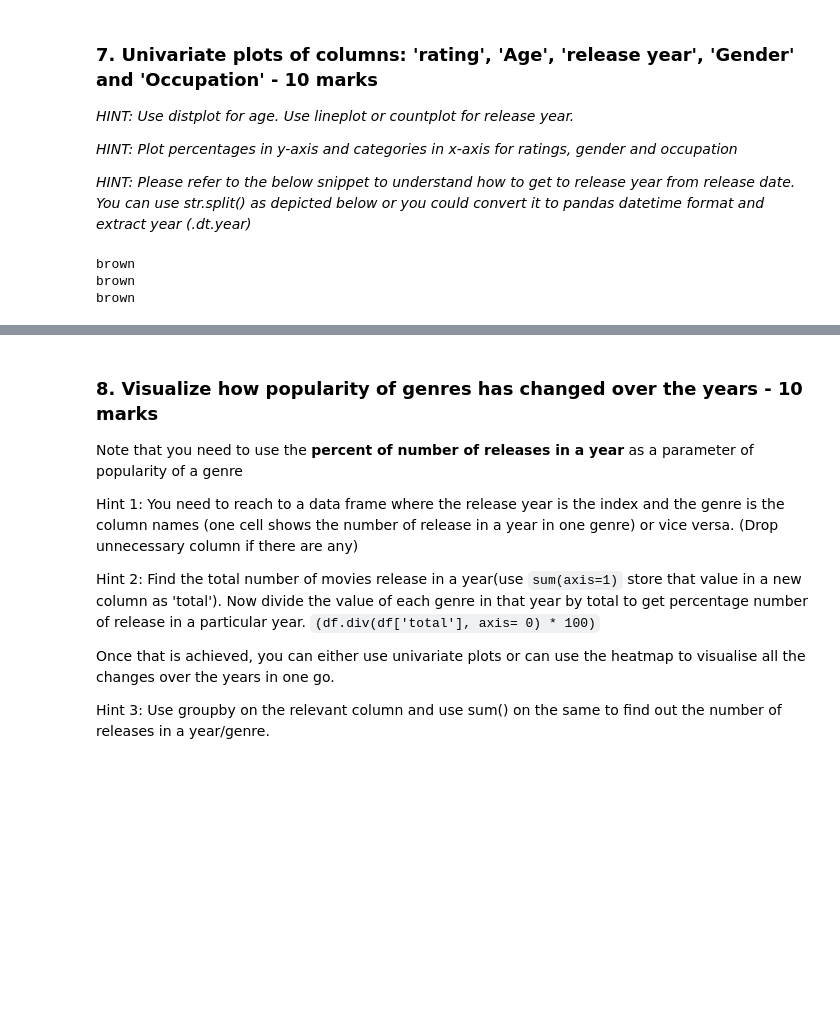
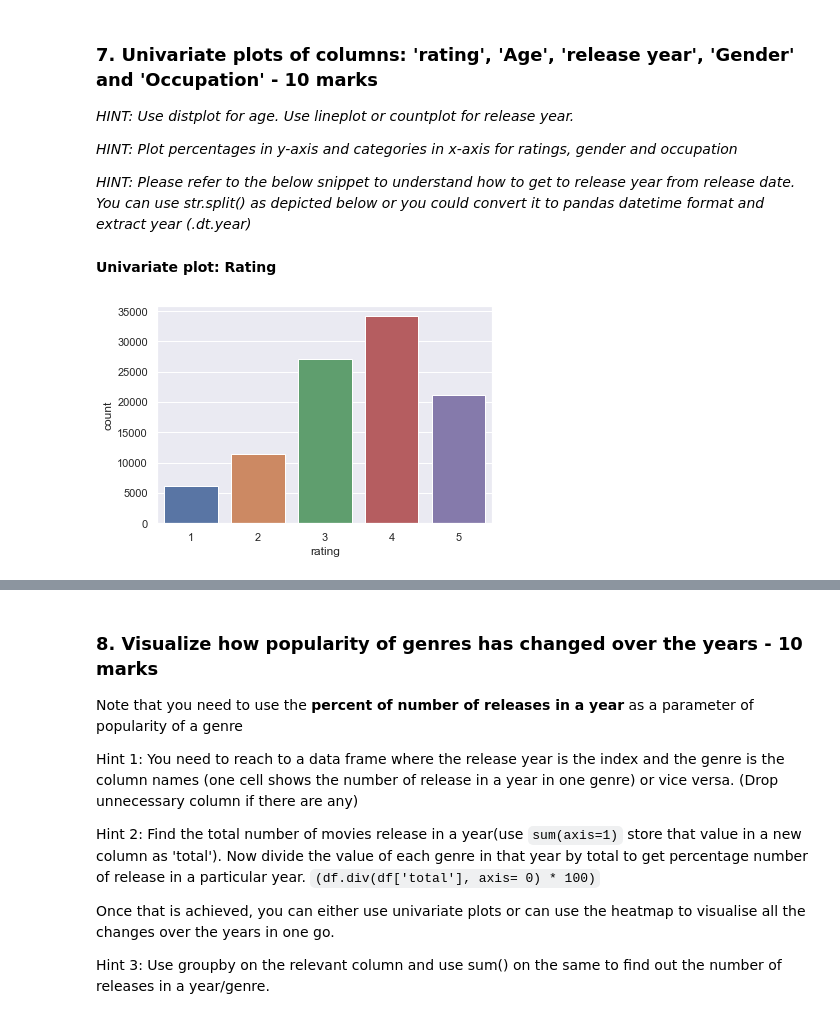
Before and after one commit to pcopley/uta-aiml, a Jupyter notebook: 01 Fundamentals of AIML/04 Project/MovieLens Project Questions.ipynb, the cells around one changed output, grey strips where cells are left out. Drawn from its saved outputs; the diff is of its cells as text; code cells hidden in the pictures; blank space fills up the shorter version.

```diff
--- a/01 Fundamentals of AIML/04 Project/MovieLens Project Questions.ipynb
+++ b/01 Fundamentals of AIML/04 Project/MovieLens Project Questions.ipynb
@@ -272,17 +328,3 @@ and also print(total number of movies which have more than one genres)
 *HINT: Plot percentages in y-axis and categories in x-axis for ratings, gender and occupation*
 
 *HINT: Please refer to the below snippet to understand how to get to release year from release date. You can use str.split() as depicted below or you could convert it to pandas datetime format and extract year (.dt.year)*
-# %%
-a = 'My*cat*is*brown'
-print(a.split('*')[3])
-
-#similarly, the release year needs to be taken out from release date
-
-#also you can simply slice existing string to get the desired data, if we want to take out the colour of the cat
-
-print(a[10:])
-print(a[-5:])
-# %% [output]
-brown
-brown
-brown
@@ -288,0 +333,6 @@ brown
+# %% [markdown]
+**Univariate plot: Rating**
+# %%
+sns.countplot(ratings['rating']);
+# %% [output]
+[figure, added]
```
Also changed, not shown: parts of 17 cells of this notebook.
